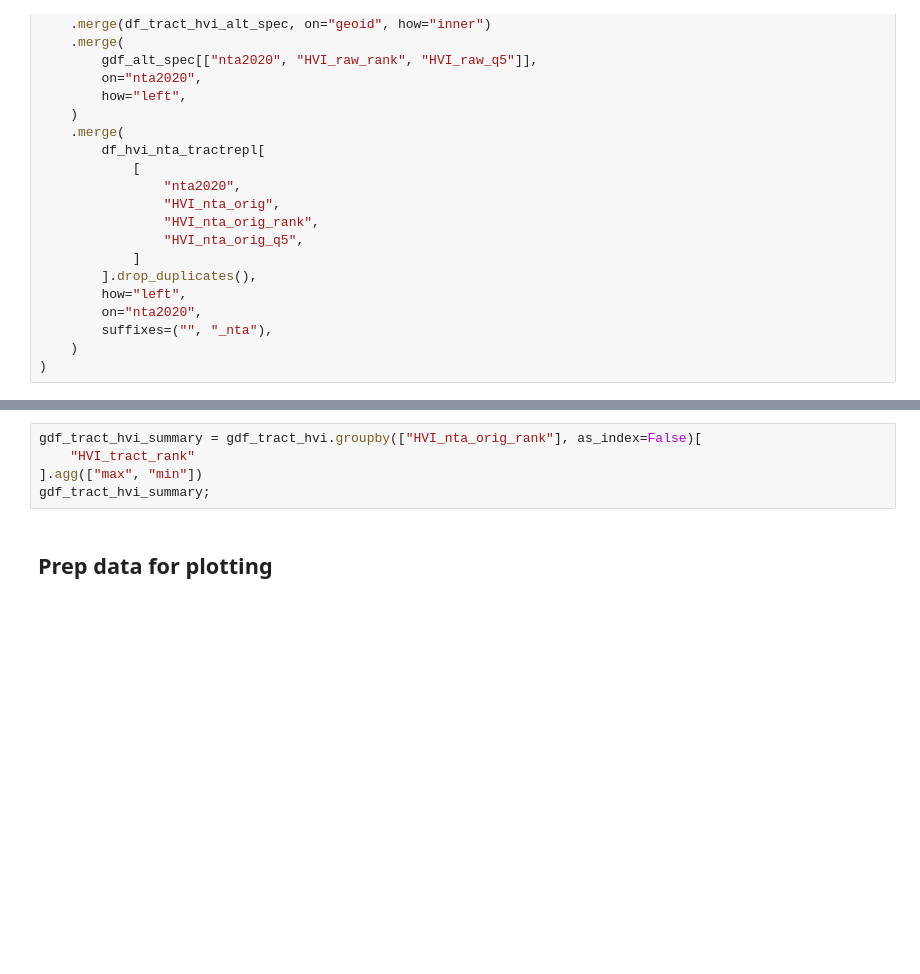
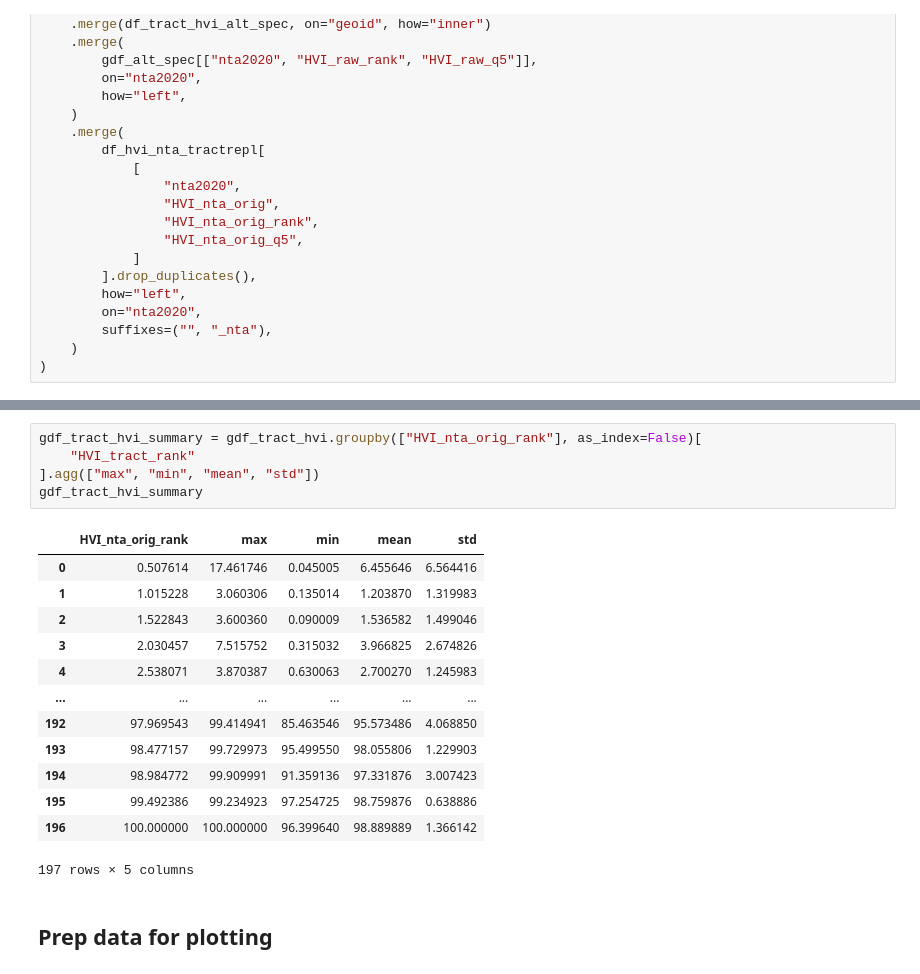
Before and after one commit to jennahgosciak/ScrutinizingIndexRiskAssessments, a Jupyter notebook: replicate-figures.ipynb, the cells around one changed output, grey strips where cells are left out. Saved outputs shown, nothing was run; the diff lists cells and outputs as text; blank space fills up the shorter version.

```diff
--- a/replicate-figures.ipynb
+++ b/replicate-figures.ipynb
@@ -731,8 +729,22 @@ gdf_tract_hvi[
 # %%
 gdf_tract_hvi_summary = gdf_tract_hvi.groupby(["HVI_nta_orig_rank"], as_index=False)[
     "HVI_tract_rank"
-].agg(["max", "min"])
-gdf_tract_hvi_summary;
+].agg(["max", "min", "mean", "std"])
+gdf_tract_hvi_summary
+# %% [output]
+|  | HVI_nta_orig_rank | max | min | mean | std |
+| 0 | 0.507614 | 17.461746 | 0.045005 | 6.455646 | 6.564416 |
+| 1 | 1.015228 | 3.060306 | 0.135014 | 1.203870 | 1.319983 |
+| 2 | 1.522843 | 3.600360 | 0.090009 | 1.536582 | 1.499046 |
+| 3 | 2.030457 | 7.515752 | 0.315032 | 3.966825 | 2.674826 |
+| 4 | 2.538071 | 3.870387 | 0.630063 | 2.700270 | 1.245983 |
+| ... | ... | ... | ... | ... | ... |
+| 192 | 97.969543 | 99.414941 | 85.463546 | 95.573486 | 4.068850 |
+| 193 | 98.477157 | 99.729973 | 95.499550 | 98.055806 | 1.229903 |
+| 194 | 98.984772 | 99.909991 | 91.359136 | 97.331876 | 3.007423 |
+| 195 | 99.492386 | 99.234923 | 97.254725 | 98.759876 | 0.638886 |
+| 196 | 100.000000 | 100.000000 | 96.399640 | 98.889889 | 1.366142 |
+197 rows × 5 columns
 # %% [markdown]
 ## Prep data for plotting
 # %%
```
Also changed, not shown: parts of 20 cells of this notebook, 20 other files.
